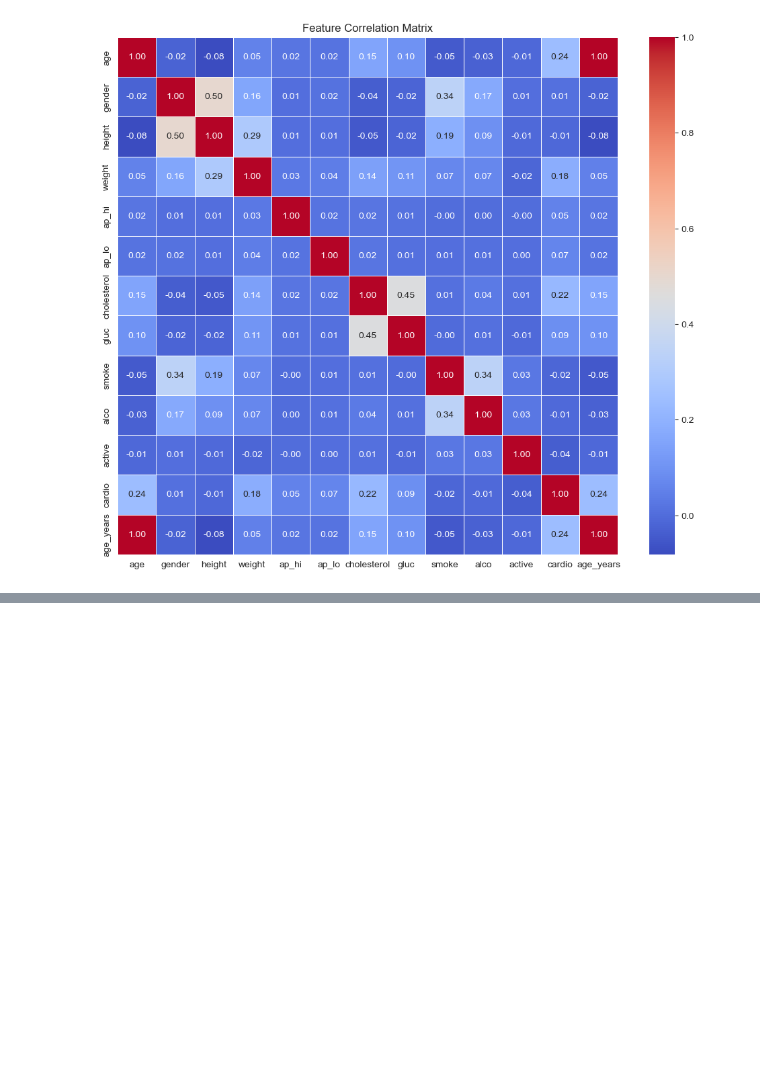
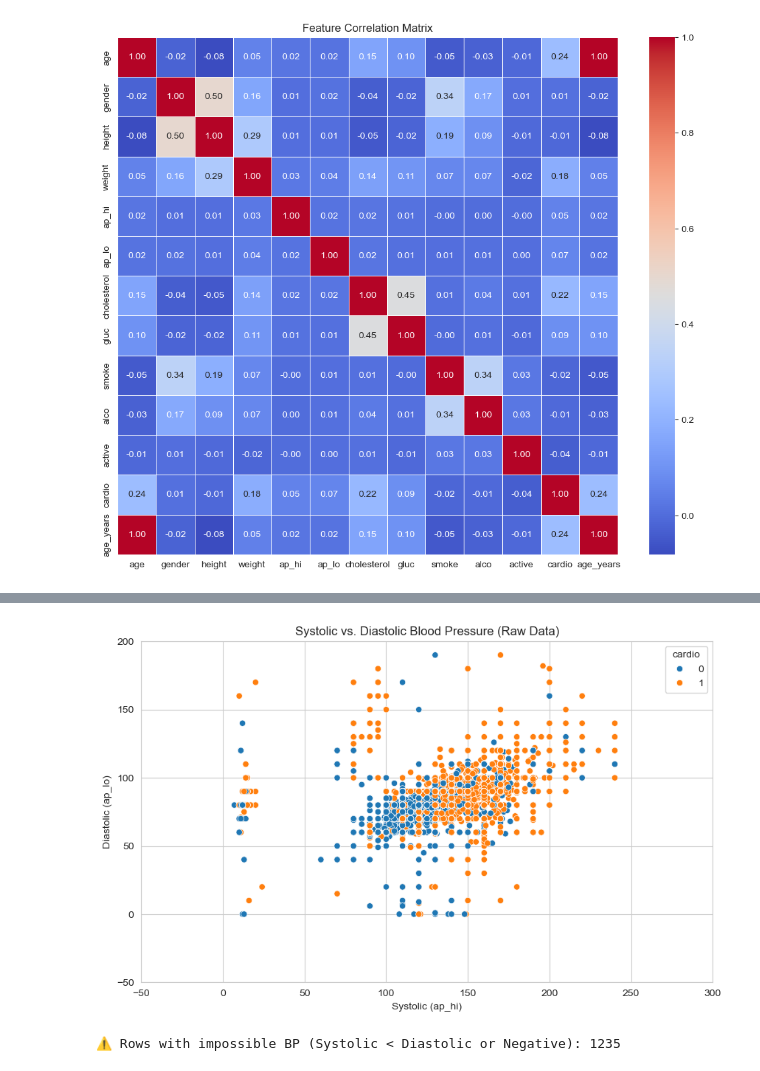
Before and after one commit to Yash-Kakadiya/cardio-sense, a Jupyter notebook: notebooks/01_exploration.ipynb, the cells around one changed output, grey strips where cells are left out. Saved outputs shown, nothing was run; the diff lists cells and outputs as text; code cells hidden in the pictures; blank space fills up the shorter version.

```diff
--- a/notebooks/01_exploration.ipynb
+++ b/notebooks/01_exploration.ipynb
@@ -263,0 +295,17 @@ plt.show()
+# %%
+plt.figure(figsize=(10, 6))
+sns.scatterplot(x='ap_hi', y='ap_lo', hue='cardio', data=df, alpha=1)
+plt.title('Systolic vs. Diastolic Blood Pressure (Raw Data)')
+plt.xlabel('Systolic (ap_hi)')
+plt.ylabel('Diastolic (ap_lo)')
+# Limit axes to focus on the "normal-ish" range, but enough to show outliers clearly
+plt.xlim(-50, 300)
+plt.ylim(-50, 200)
+plt.show()
+
+# Count specific impossible cases
+impossible_bp = df[(df['ap_hi'] < df['ap_lo']) | (df['ap_hi'] < 0) | (df['ap_lo'] < 0)]
+print(f"⚠️ Rows with impossible BP (Systolic < Diastolic or Negative): {len(impossible_bp)}")
+# %% [output]
+[figure, added]
+⚠️ Rows with impossible BP (Systolic < Diastolic or Negative): 1235
```
Also changed, not shown: parts of 22 cells of this notebook.
